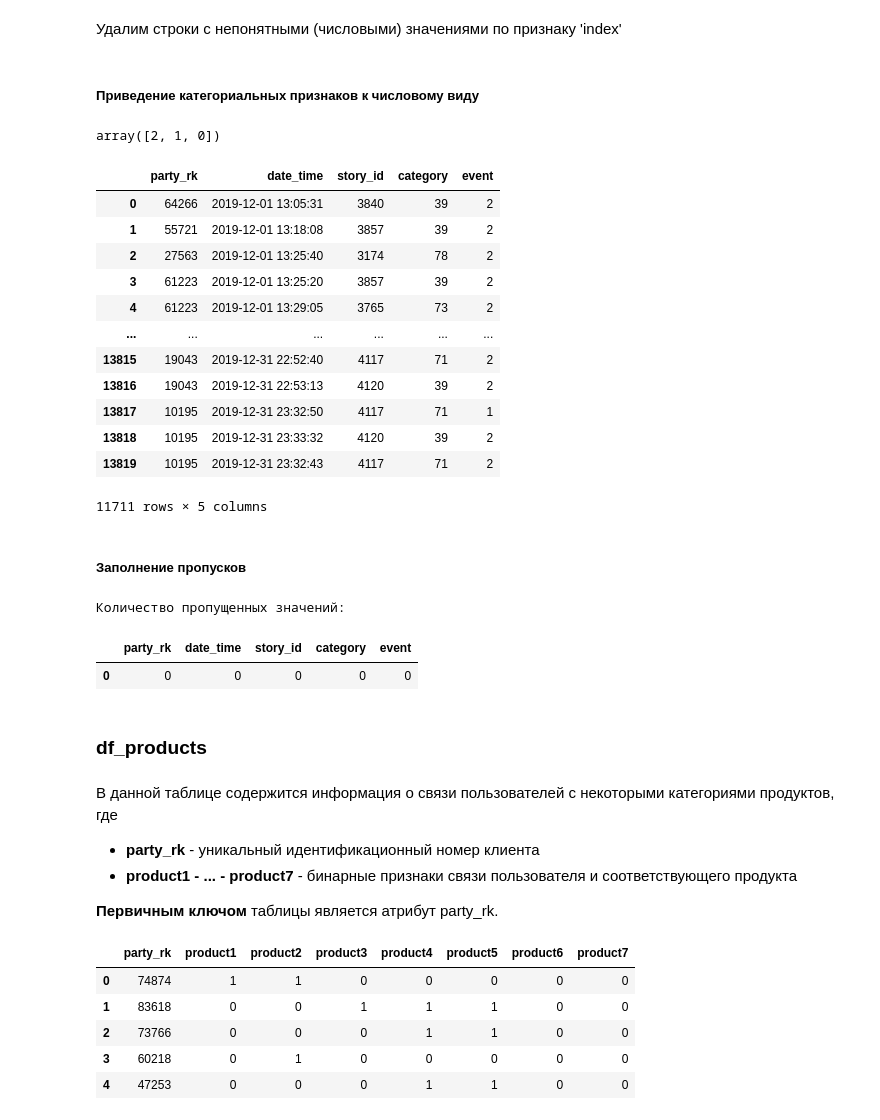
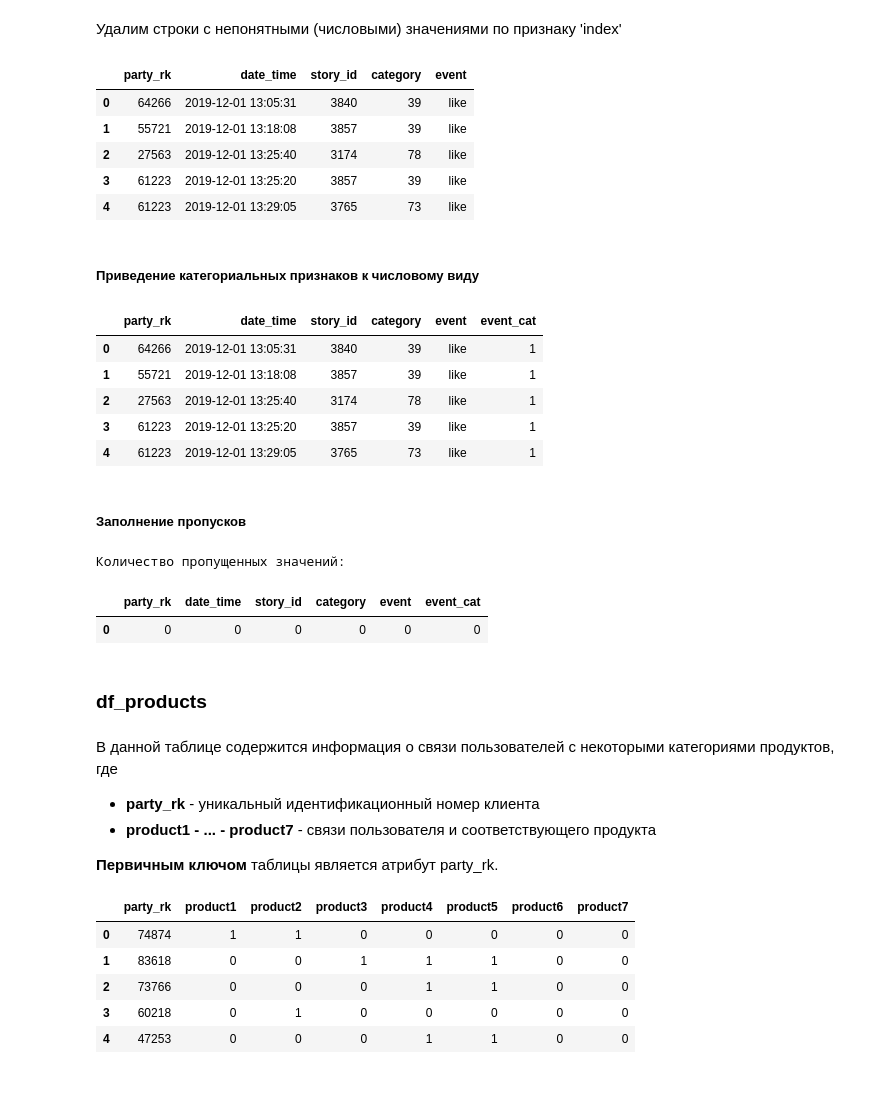
Before and after one commit to Stuksus/Hakaton_Finodays, a Jupyter notebook: temp_version.ipynb, the cells around one changed output. Saved outputs shown, nothing was run; the diff lists cells and outputs as text; code cells hidden in the pictures; blank space fills up the shorter version.

```diff
--- a/temp_version.ipynb
+++ b/temp_version.ipynb
@@ -140,13 +83,13 @@ def removing_outliers(column,frame, count = 0,total_outliers = 0, alpha = 1.5,ma
 !wget  -O 'avk_hackathon_data_story_logs.csv' -q 'https://www.dropbox.com/s/8oexjpfpn8nqrnn/avk_hackathon_data_story_logs.csv?dl=0'
 !wget  -O 'avk_hackathon_data_test_transactions.csv' -q 'https://www.dropbox.com/s/97ik1n6y3osrxug/avk_hackathon_data_test_transactions.csv?dl=0'
 # %%
-df_test = pd.read_csv('avk_hackathon_data_test_transactions.csv', encoding='utf-8')
-df_story_texts= pd.read_csv('avk_hackathon_data_story_texts.csv')
-df_socdem = pd.read_csv('avk_hackathon_data_party_x_socdem.csv')
-df_products = pd.read_csv('avk_hackathon_data_party_products.csv')
-df_balance = pd.read_csv('avk_hackathon_data_account_x_balance.csv')
-df_train = pd.read_csv('avk_hackathon_data_train_transactions.csv')
-df_stories_logs = pd.read_csv('avk_hackathon_data_story_logs.csv')
+df_test = pd.read_csv('/Users/user/Downloads/tinkoff_hackathon_data/avk_hackathon_data_test_transactions.csv', encoding='utf-8')
+df_story_texts= pd.read_csv('/Users/user/Downloads/tinkoff_hackathon_data/avk_hackathon_data_story_texts.csv')
+df_socdem = pd.read_csv('/Users/user/Downloads/tinkoff_hackathon_data/avk_hackathon_data_party_x_socdem.csv')
+df_products = pd.read_csv('/Users/user/Downloads/tinkoff_hackathon_data/avk_hackathon_data_party_products.csv')
+df_balance = pd.read_csv('/Users/user/Downloads/tinkoff_hackathon_data/avk_hackathon_data_account_x_balance.csv')
+df_train = pd.read_csv('/Users/user/Downloads/tinkoff_hackathon_data/avk_hackathon_data_train_transactions.csv')
+df_stories_logs = pd.read_csv('/Users/user/Downloads/tinkoff_hackathon_data/avk_hackathon_data_story_logs.csv')
 # %% [markdown]
 ### Анализ тренировочной выборки  <a class="anchor" id="ch22"></a>
 # %% [markdown]
@@ -725,30 +666,28 @@ df_stories_logs['event'].value_counts().reset_index()
 Удалим строки с непонятными (числовыми) значениями по признаку 'index'
 # %%
 df_stories_logs = df_stories_logs[(df_stories_logs['event'] == 'like') | (df_stories_logs['event'] =='dislike') | (df_stories_logs['event'] =='favorite')]
+# %%
+df_stories_logs.head()
+# %% [output]
+|  | party_rk | date_time | story_id | category | event |
+| 0 | 64266 | 2019-12-01 13:05:31 | 3840 | 39 | like |
+| 1 | 55721 | 2019-12-01 13:18:08 | 3857 | 39 | like |
+| 2 | 27563 | 2019-12-01 13:25:40 | 3174 | 78 | like |
+| 3 | 61223 | 2019-12-01 13:25:20 | 3857 | 39 | like |
+| 4 | 61223 | 2019-12-01 13:29:05 | 3765 | 73 | like |
 # %% [markdown]
 ##### Приведение категориальных признаков к числовому виду <a class="anchor" id="ch2252"></a>
-# %%
-# event - категориальный признак, переведем его в тип int
-le_event = preprocessing.LabelEncoder()
-le_event.fit(df_stories_logs['event'])
-df_stories_logs['event'] = le_event.transform(df_stories_logs['event'])
-# %%
-df_stories_logs['event'].unique()
-# %% [output]
-array([2, 1, 0])
+# %%
+# заменим в стобце event категориальные значение на числа
+df_stories_logs['event_cat'] = np.where(df_stories_logs['event'] == 'dislike' , 0, df_stories_logs['event'])
+df_stories_logs['event_cat'] = np.where(df_stories_logs['event'] == 'like' , 1, df_stories_logs['event_cat'])
+df_stories_logs['event_cat'] = np.where(df_stories_logs['event'] == 'favorite' , 2, df_stories_logs['event_cat'])
 # %%
-df_stories_logs
+df_stories_logs.head()
 # %% [output]
-|  | party_rk | date_time | story_id | category | event |
-| 0 | 64266 | 2019-12-01 13:05:31 | 3840 | 39 | 2 |
-| 1 | 55721 | 2019-12-01 13:18:08 | 3857 | 39 | 2 |
-| 2 | 27563 | 2019-12-01 13:25:40 | 3174 | 78 | 2 |
-| 3 | 61223 | 2019-12-01 13:25:20 | 3857 | 39 | 2 |
-| 4 | 61223 | 2019-12-01 13:29:05 | 3765 | 73 | 2 |
-| ... | ... | ... | ... | ... | ... |
-| 13815 | 19043 | 2019-12-31 22:52:40 | 4117 | 71 | 2 |
-| 13816 | 19043 | 2019-12-31 22:53:13 | 4120 | 39 | 2 |
-| 13817 | 10195 | 2019-12-31 23:32:50 | 4117 | 71 | 1 |
-| 13818 | 10195 | 2019-12-31 23:33:32 | 4120 | 39 | 2 |
-| 13819 | 10195 | 2019-12-31 23:32:43 | 4117 | 71 | 2 |
+|  | party_rk | date_time | story_id | category | event | event_cat |
+| 0 | 64266 | 2019-12-01 13:05:31 | 3840 | 39 | like | 1 |
+| 1 | 55721 | 2019-12-01 13:18:08 | 3857 | 39 | like | 1 |
+| 2 | 27563 | 2019-12-01 13:25:40 | 3174 | 78 | like | 1 |
+| 3 | 61223 | 2019-12-01 13:25:20 | 3857 | 39 | like | 1 |
+| 4 | 61223 | 2019-12-01 13:29:05 | 3765 | 73 | like | 1 |
-11711 rows × 5 columns
@@ -759,15 +700,15 @@ print("\nКоличество пропущенных значений:")
 df_stories_logs.isna().sum().to_frame().sort_values(0, ascending = False).T
 # %% [output]
 Количество пропущенных значений:
-|  | party_rk | date_time | story_id | category | event |
-| 0 | 0 | 0 | 0 | 0 | 0 |
+|  | party_rk | date_time | story_id | category | event | event_cat |
+| 0 | 0 | 0 | 0 | 0 | 0 | 0 |
 # %% [markdown]
 ### df_products <a class="anchor" id="ch226"></a>
 # %% [markdown]
 В данной таблице содержится информация о связи пользователей с некоторыми категориями продуктов, где
 <ul>
 <li><strong>party_rk</strong> - уникальный идентификационный номер клиента</li>
-<li><strong>product1 - ... - product7</strong> - бинарные признаки связи пользователя и соответствующего продукта </li>
+<li><strong>product1 - ... - product7</strong> - связи пользователя и соответствующего продукта </li>
 </ul>
 <strong>Первичным ключом</strong> таблицы является атрибут party_rk.
 # %%
```
Also changed, not shown: parts of 149 cells of this notebook.
